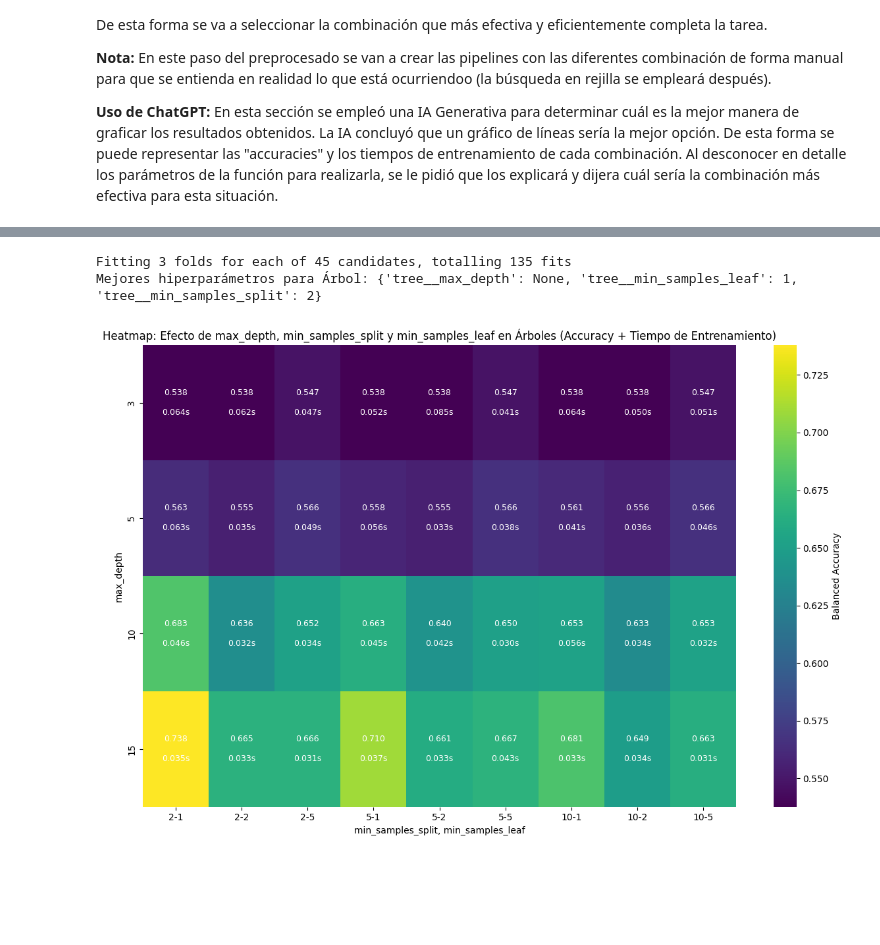
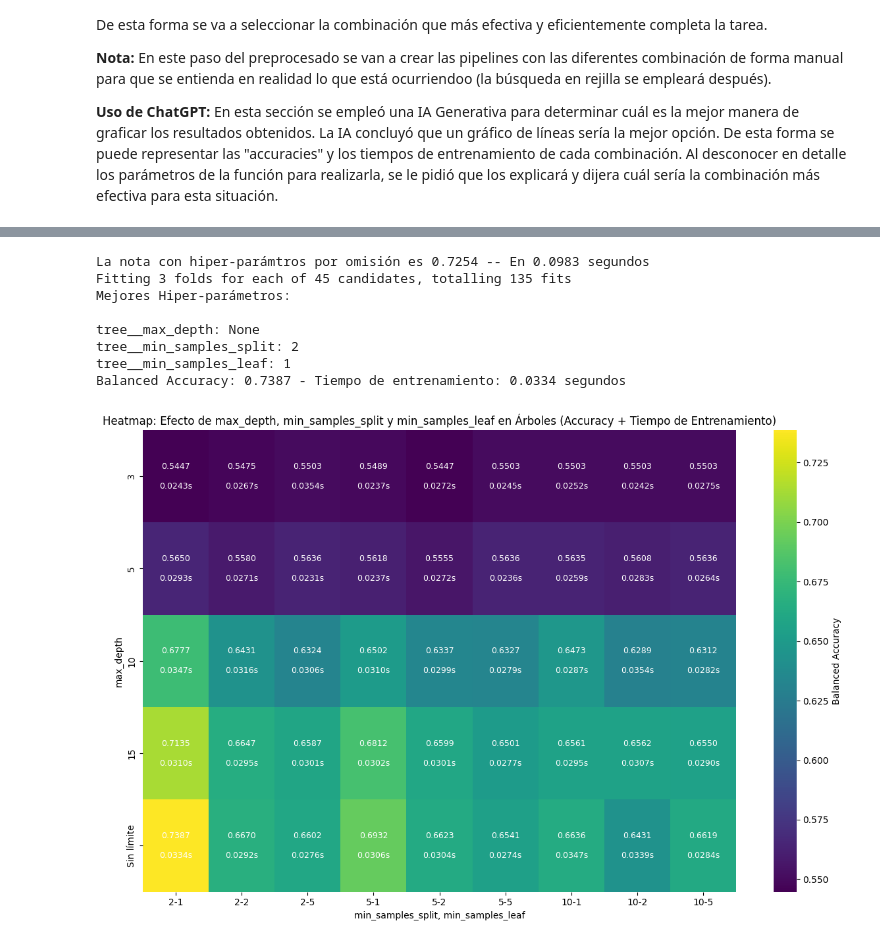
Before and after one commit to 100485446-UC3M/Primera_Practica_Machine_Learning_Grupo16, a Jupyter notebook: Predicciones.ipynb, the cells around one changed output, grey strips where cells are left out. Drawn from its saved outputs; the diff is of its cells as text; code cells hidden in the pictures; blank space fills up the shorter version.

Commit message:
Conclusiones de KNN y Árboles

```diff
--- a/Predicciones.ipynb
+++ b/Predicciones.ipynb
@@ -426,6 +432,7 @@ Fue seleccionada la combinación de métodos de normalización y imputación que
 
 Para el método KNN se modificarán la cantidad de vecinos, los métodos de ponderación (uniform y distance) y el métodod de cálculo de distancia (euclida, manhattan o chebysev). Al haber más de un hiper-parámetro y muchas combinaciones prosibles se va a utilizar el procedimiento de busqueda en rejilla (grid-search) para encontrar la mejor. Para gráficar los resultados se utilizó el mismo tipo de gráfica que en el punto anterior.
 # %%
+import time
 from sklearn.metrics import make_scorer
 from sklearn.model_selection import GridSearchCV
 from sklearn.pipeline import Pipeline
@@ -434,6 +441,13 @@ from sklearn.neighbors import KNeighborsClassifier
 from sklearn.impute import SimpleImputer
 from sklearn.tree import DecisionTreeClassifier
 
+#Evaluar con hiper-parámetros por omisión (la pipeline ya está configurada con KNN)
+start_time= time.time()
+omision_score = cross_validate(best_pipeline, x_train, y_train, cv=inner, scoring="balanced_accuracy")["test_score"].mean()
+end_time = time.time()
+training_time = end_time - start_time
+print(f"La nota con hiper-parámtros por omisión es {omision_score:.4f} -- En {training_time:.4f} segundos ")
+
 # Definir los parámetros que quieres optimizar
 param_grid = {
     "knn__n_neighbors": [3, 5, 7, 9, 11],  # Número de vecinos para KNN
@@ -441,15 +455,23 @@ param_grid = {
     "knn__metric": ['euclidean', 'manhattan', 'chebyshev'],  # Distancia
 }
 
-grid_search_KNN = GridSearchCV(best_pipeline, param_grid, cv=3, n_jobs=-1, scoring="balanced_accuracy", verbose=3)
+grid_search_KNN = GridSearchCV(best_pipeline, param_grid, cv=inner, n_jobs=-1, scoring="balanced_accuracy", verbose=3)
 
 grid_search_KNN.fit(x_train, y_train)
 
-print(f"Mejores hiperparámetros para KNN: {grid_search_KNN.best_params_}")
 
 best_model_knn = grid_search_KNN.best_estimator_
 
 results_knn = pd.DataFrame(grid_search_KNN.cv_results_)
+
+#Imprimir Resultados
+best_params = best_model_knn.get_params()
+print(f"Mejores Hiper-parámetros:\n")
+print(f"n_neighbors: {best_params['knn__n_neighbors']}")
+print(f"weights: {best_params['knn__weights']}")
+print(f"metric: {best_params['knn__metric']}")
+print(f"Balanced Accuracy: {grid_search_KNN.best_score_:.4f} - Tiempo de entrenamiento: {grid_search_KNN.cv_results_['mean_fit_time'][grid_search_KNN.best_index_]:.4f} segundos\n")
+
 
 results_knn['param_combination'] = (
     results_knn['param_knn__n_neighbors'].astype(str) + ', ' +
@@ -510,6 +547,7 @@ Passing `palette` without assigning `hue` is deprecated and will be removed in v
 # %%
 #Ajuste de Hiperparametros para árboles
 
+#Para encontrar los métodos del mejor pipeline
 best_imputer = best_pipeline.named_steps["imputer"]
 best_scaler = best_pipeline.named_steps["scaler"]
 
@@ -519,56 +557,78 @@ best_pipeline_tree = Pipeline([
     ("tree", DecisionTreeClassifier())
 ])
 
+#Evaluar con hiper-parámetros por omisión
+start_time= time.time()
+omision_score = cross_validate(best_pipeline_tree, x_train, y_train, cv=inner, scoring="balanced_accuracy")["test_score"].mean()
+end_time = time.time()
+training_time = end_time - start_time
+print(f"La nota con hiper-parámtros por omisión es {omision_score:.4f} -- En {training_time:.4f} segundos ")
+
+
 param_grid_tree = {
     "tree__max_depth": [3, 5, 10, 15, None],  # Profundidad máxima
     "tree__min_samples_split": [2, 5, 10],  # Mínimo de muestras para dividir
     "tree__min_samples_leaf": [1, 2, 5]  # Mínimo de muestras en una hoja
 }
 
-grid_search_tree = GridSearchCV(best_pipeline_tree, param_grid_tree, cv=3, n_jobs=-1, scoring="balanced_accuracy", verbose=3)
+grid_search_tree = GridSearchCV(best_pipeline_tree, param_grid_tree, cv=inner, n_jobs=-1, scoring="balanced_accuracy", verbose=3)
 
 grid_search_tree.fit(x_train, y_train)
-
-print(f"Mejores hiperparámetros para Árbol: {grid_search_tree.best_params_}")
 
 best_model_tree = grid_search_tree.best_estimator_
 
 # Convertir los resultados del grid search para árboles a un DataFrame
 results_tree = pd.DataFrame(grid_search_tree.cv_results_)
 
-# Create pivot tables for accuracy and training time
+#Imprimir Resultados
+best_params = best_model_tree.get_params()
+print(f"Mejores Hiper-parámetros:\n")
+print(f"tree__max_depth: {best_params['tree__max_depth']}")
+print(f"tree__min_samples_split: {best_params['tree__min_samples_split']}")
+print(f"tree__min_samples_leaf: {best_params['tree__min_samples_leaf']}")
+print(f"Balanced Accuracy: {grid_search_tree.best_score_:.4f} - Tiempo de entrenamiento: {grid_search_tree.cv_results_['mean_fit_time'][grid_search_tree.best_index_]:.4f} segundos\n")
+
+# Crear tablas pivote para tratar con mayor fácilidad los datos
+# Reemplazar 'None' por "Sin límite" para facilitar el manejo en las tablas pivote
+results_tree['param_tree__max_depth'] = results_tree['param_tree__max_depth'].replace({None: 'Sin límite'})
 pivot_accuracy = results_tree.pivot_table(
-    index='param_tree__max_depth',
-    columns=['param_tree__min_samples_split', 'param_tree__min_samples_leaf'],
+    index='param_tree__max_depth', #Filas
+    columns=['param_tree__min_samples_split', 'param_tree__min_samples_leaf'], #Columnas
     values='mean_test_score'
 )
 
 pivot_time = results_tree.pivot_table(
     index='param_tree__max_depth',
     columns=['param_tree__min_samples_split', 'param_tree__min_samples_leaf'],
     values='mean_fit_time'
 )
 
-# Plot the accuracy heatmap
+#Graficar los resultados
 plt.figure(figsize=(12, 8))
-ax = sns.heatmap(pivot_accuracy, annot=False, fmt='.3f', cmap="viridis", cbar_kws={'label': 'Balanced Accuracy'})
+ax = sns.heatmap(pivot_accuracy, annot=False, fmt='.4f', cmap="viridis", cbar_kws={'label': 'Balanced Accuracy'})
 
-# Add training time annotations
+# Agregar datos de tiempo de entrenamiento
 for i in range(pivot_accuracy.shape[0]):
     for j in range(pivot_accuracy.shape[1]):
-        accuracy = pivot_accuracy.iloc[i, j]
+        accuracy = pivot_accuracy.iloc[i, j] #Buscamos el valor en las tablas pivote
         time = pivot_time.iloc[i, j]
-        ax.text(j + 0.5, i + 0.5, f"{accuracy:.3f}\n\n{time:.3f}s", ha='center', va='center', color='white', fontsize=9)
+        ax.text(j + 0.5, i + 0.5, f"{accuracy:.4f}\n\n{time:.4f}s", ha='center', va='center', color='white', fontsize=9)
 
 # Titles and labels
 plt.title("Heatmap: Efecto de max_depth, min_samples_split y min_samples_leaf en Árboles (Accuracy + Tiempo de Entrenamiento)")
 plt.xlabel("min_samples_split, min_samples_leaf")
 plt.ylabel("max_depth")
 plt.tight_layout()
 
 # Show the plot
 plt.show()
 # %% [output]
+La nota con hiper-parámtros por omisión es 0.7254 -- En 0.0983 segundos
 Fitting 3 folds for each of 45 candidates, totalling 135 fits
-Mejores hiperparámetros para Árbol: {'tree__max_depth': None, 'tree__min_samples_leaf': 1, 'tree__min_samples_split': 2}
+Mejores Hiper-parámetros:
+
+tree__max_depth: None
+tree__min_samples_split: 2
+tree__min_samples_leaf: 1
+Balanced Accuracy: 0.7387 - Tiempo de entrenamiento: 0.0334 segundos
-[figure, old version]
+[figure, new version]
```
Also changed, not shown: parts of 12 cells of this notebook.
